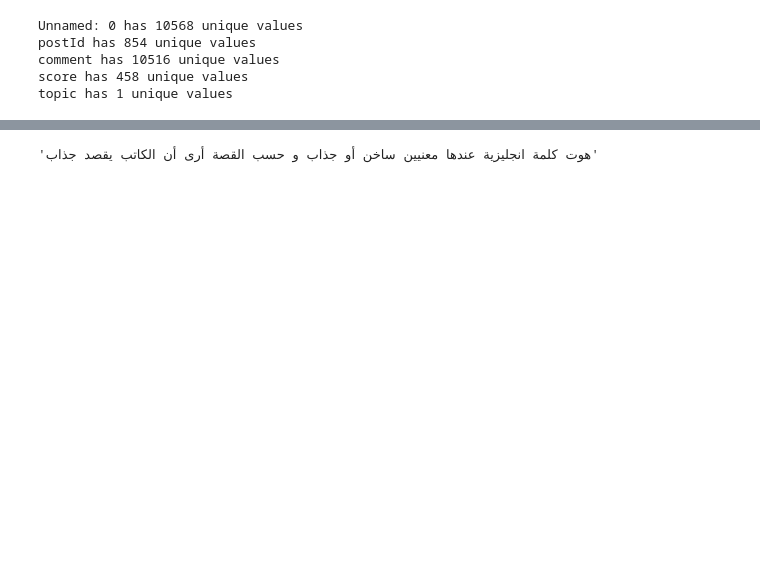
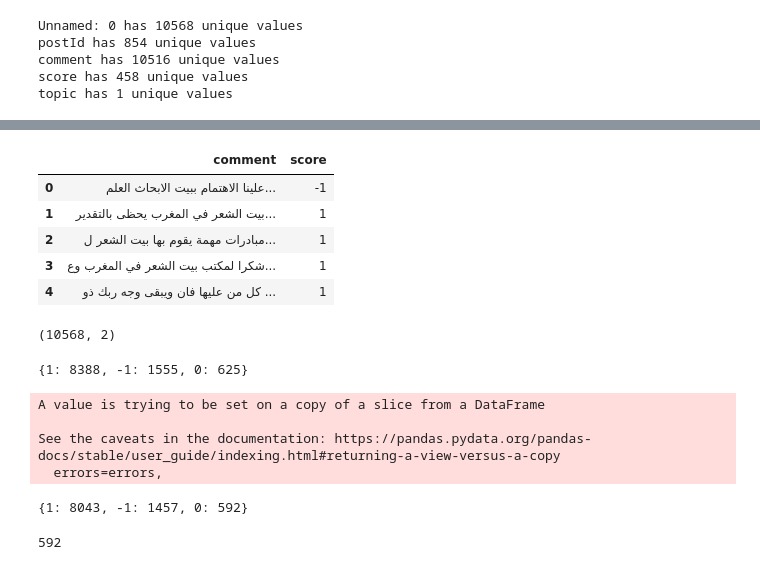
Before and after one commit to moostafa1/Arabic-Sentiment-Analysis-in-tweets, a Jupyter notebook: Classification - Sentiment Analysis.ipynb, the cells around one changed output, grey strips where cells are left out. Cells and saved outputs as stored; diff of their text form; code cells hidden in the pictures; blank space fills up the shorter version.

```diff
--- a/Classification - Sentiment Analysis.ipynb
+++ b/Classification - Sentiment Analysis.ipynb
@@ -262,4 +117,0 @@ ValueError: dictionary update sequence element #0 has length 409; 2 is required
-# %%
-train[2]
-# %% [output]
-'هوت كلمة انجليزية عندها معنيين ساخن أو جذاب و حسب القصة أرى أن الكاتب يقصد جذاب'
@@ -274,0 +118,19 @@ def tokinizer(data_lst):
+# %%
+df_well_dist = df[["comment", "score"]]
+# %%
+df_well_dist.head()
+# %% [output]
+|  | comment | score |
+| 0 | علينا الاهتمام ببيت الابحاث العلم... | -1 |
+| 1 | بيت الشعر في المغرب يحظى بالتقدير... | 1 |
+| 2 | مبادرات مهمة يقوم بها بيت الشعر ل... | 1 |
+| 3 | شكرا لمكتب بيت الشعر في المغرب وع... | 1 |
+| 4 | كل من عليها فان ويبقى وجه ربك ذو ... | 1 |
+# %%
+df_well_dist.shape
+# %% [output]
+(10568, 2)
+# %%
+dict(df_well_dist.score.value_counts())
+# %% [output]
+{1: 8388, -1: 1555, 0: 625}
@@ -274,0 +146,11 @@ def tokinizer(data_lst):
+# %%
+data_clean(df_well_dist, "comment")
+# %% [output]
+A value is trying to be set on a copy of a slice from a DataFrame
+
+See the caveats in the documentation: https://pandas.pydata.org/pandas-docs/stable/user_guide/indexing.html#returning-a-view-versus-a-copy
+  errors=errors,
+# %%
+dict(df_well_dist.score.value_counts())
+# %% [output]
+{1: 8043, -1: 1457, 0: 592}
@@ -274,0 +161,4 @@ def tokinizer(data_lst):
+# %%
+normal_size
+# %% [output]
+592
```
Also changed, not shown: parts of 97 cells of this notebook.
